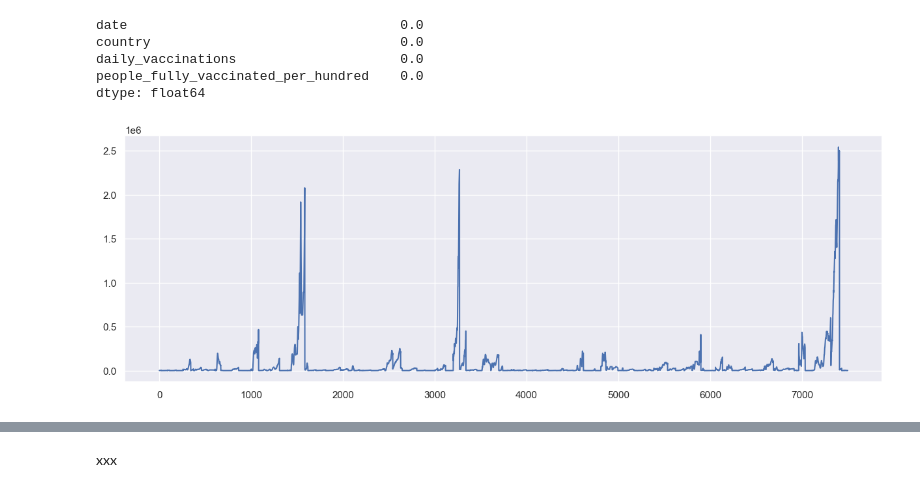
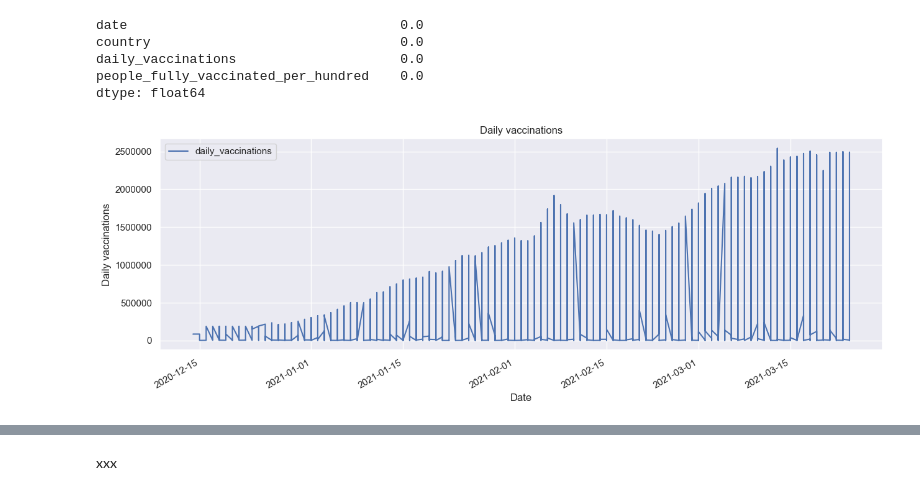
Before and after one commit to BiBa-01/Capstone_Covid, a Jupyter notebook: 10042021_Modelling_Birte.ipynb, the cells around one changed output, grey strips where cells are left out. Drawn from its saved outputs; the diff is of its cells as text; code cells hidden in the pictures.

```diff
--- a/10042021_Modelling_Birte.ipynb
+++ b/10042021_Modelling_Birte.ipynb
@@ -205,8 +204,18 @@ country                                0.0
 daily_vaccinations                     0.0
 people_fully_vaccinated_per_hundred    0.0
 dtype: float64
-# %%
-#nicht richtig , siehe Achsenwerte, Problem mehrere Werte pro Tag, da pro Land? plus Achsenbeschriftung
-df_time["daily_vaccinations"].plot();
-# %% [output]
-[figure, removed]
+# %%
+# plot the time series for daily vaccinations:
+df_time1= df_time[['date','daily_vaccinations']]
+df_time1.set_index('date', inplace=True)
+ax1 = df_time1.plot()
+# Add title and axis names
+
+ax1.ticklabel_format(useOffset=False, style='plain', axis='y')
+plt.title('Daily vaccinations')
+plt.xlabel('Date')
+plt.ylabel('Daily vaccinations')
+
+plt.show()
+# %% [output]
+[figure, added]
```
Also changed, not shown: parts of 137 cells of this notebook, 2 other files.
